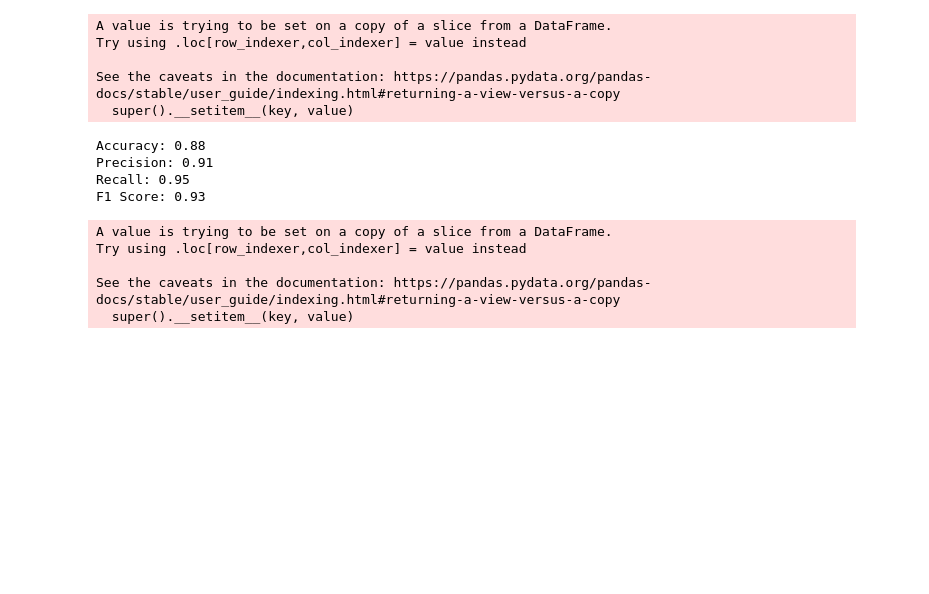
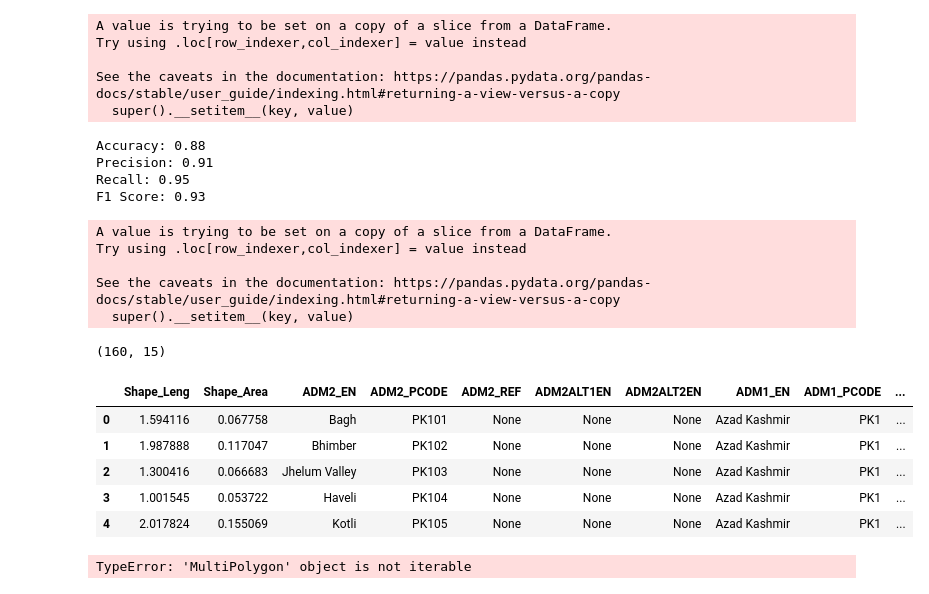
Before and after one commit to kismat91/Index-Based-Poverty-Estimation-in-Pakistan-, a Jupyter notebook: Task4.ipynb, the cells around one changed output. Drawn from its saved outputs; the diff is of its cells as text; code cells hidden in the pictures; blank space fills up the shorter version.

```diff
--- a/Task4.ipynb
+++ b/Task4.ipynb
@@ -635,0 +629,24 @@ See the caveats in the documentation: https://pandas.pydata.org/pandas-docs/stab
+# %%
+shapefile = gpd.read_file('/Users/kismatkhatri/Documents/Capstone project/shapefile/pak_admbnda_adm2_wfp_20220909.shp')
+polygons = dict(zip(shapefile['ADM2_PCODE'], shapefile['geometry']))
+
+print(shapefile.shape)
+shapefile.head()
+# %% [output]
+(160, 15)
+|  | Shape_Leng | Shape_Area | ADM2_EN | ADM2_PCODE | ADM2_REF | ADM2ALT1EN | ADM2ALT2EN | ADM1_EN | ADM1_PCODE | ... |
+| 0 | 1.594116 | 0.067758 | Bagh | PK101 | None | None | None | Azad Kashmir | PK1 | ... |
+| 1 | 1.987888 | 0.117047 | Bhimber | PK102 | None | None | None | Azad Kashmir | PK1 | ... |
+| 2 | 1.300416 | 0.066683 | Jhelum Valley | PK103 | None | None | None | Azad Kashmir | PK1 | ... |
+| 3 | 1.001545 | 0.053722 | Haveli | PK104 | None | None | None | Azad Kashmir | PK1 | ... |
+| 4 | 2.017824 | 0.155069 | Kotli | PK105 | None | None | None | Azad Kashmir | PK1 | ... |
+# %%
+
+
+rwi_df['geo_id'] = rwi_df.apply(lambda x: get_point_in_polygon(x['latitude'], x['longitude'], polygons), axis=1)
+rwi_df = rwi_df[rwi_df['geo_id'] != 'null']
+
+print(rwi_df.shape)
+rwi_df.head()
+# %% [output]
+TypeError: 'MultiPolygon' object is not iterable
```
Also changed, not shown: parts of 8 cells of this notebook.
